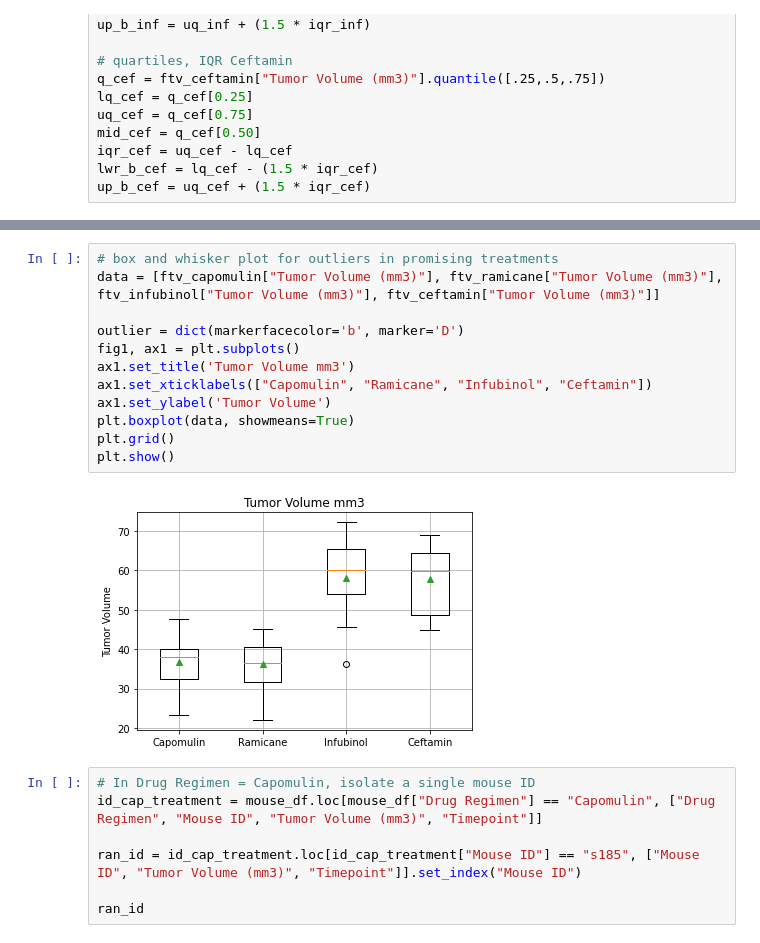
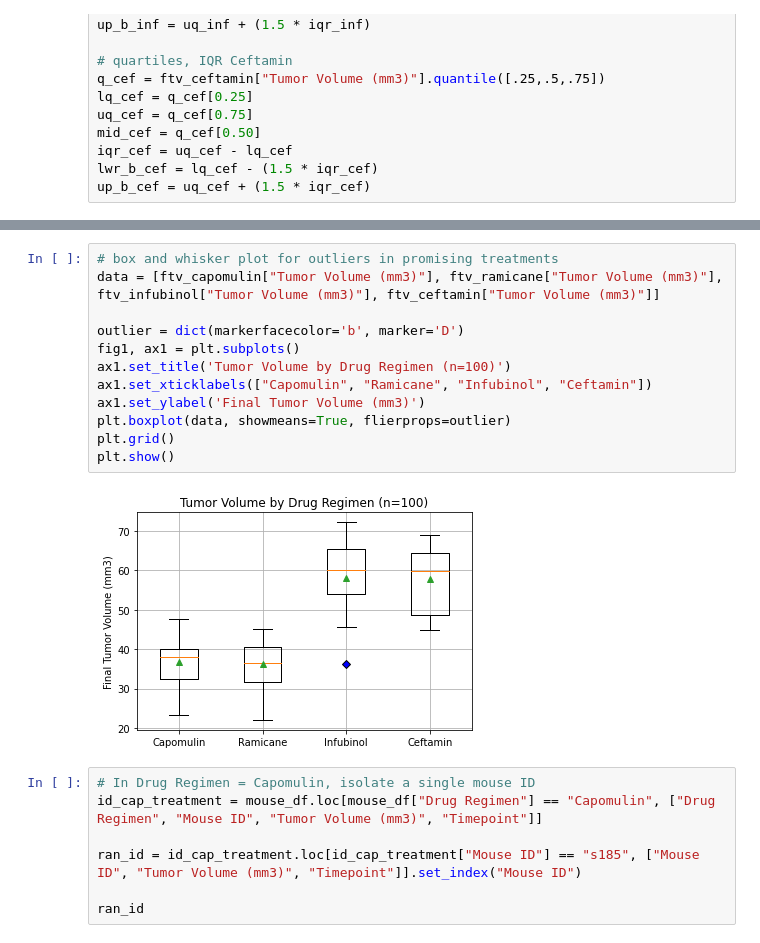
Before and after one commit to KinlayD/matplotlib-challenge, a Jupyter notebook: pymaceuticals.ipynb, the cells around one changed output, grey strips where cells are left out. Drawn from its saved outputs; the diff is of its cells as text.

```diff
--- a/pymaceuticals.ipynb
+++ b/pymaceuticals.ipynb
@@ -325,17 +263,17 @@ Index: []
 # %%
 # box and whisker plot for outliers in promising treatments
 data = [ftv_capomulin["Tumor Volume (mm3)"], ftv_ramicane["Tumor Volume (mm3)"], ftv_infubinol["Tumor Volume (mm3)"], ftv_ceftamin["Tumor Volume (mm3)"]]
 
 outlier = dict(markerfacecolor='b', marker='D')
 fig1, ax1 = plt.subplots()
-ax1.set_title('Tumor Volume mm3')
+ax1.set_title('Tumor Volume by Drug Regimen (n=100)')
 ax1.set_xticklabels(["Capomulin", "Ramicane", "Infubinol", "Ceftamin"])
-ax1.set_ylabel('Tumor Volume')
-plt.boxplot(data, showmeans=True)
+ax1.set_ylabel('Final Tumor Volume (mm3)')
+plt.boxplot(data, showmeans=True, flierprops=outlier)
 plt.grid()
 plt.show()
 # %% [output]
-[figure, old version]
+[figure, new version]
 # %%
 # In Drug Regimen = Capomulin, isolate a single mouse ID
 id_cap_treatment = mouse_df.loc[mouse_df["Drug Regimen"] == "Capomulin", ["Drug Regimen", "Mouse ID", "Tumor Volume (mm3)", "Timepoint"]]
```
Also changed, not shown: parts of 10 cells of this notebook.
